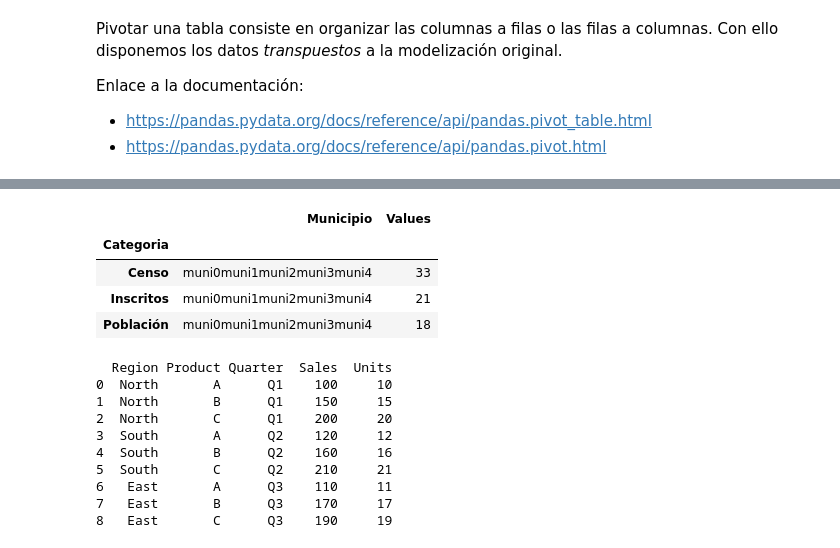
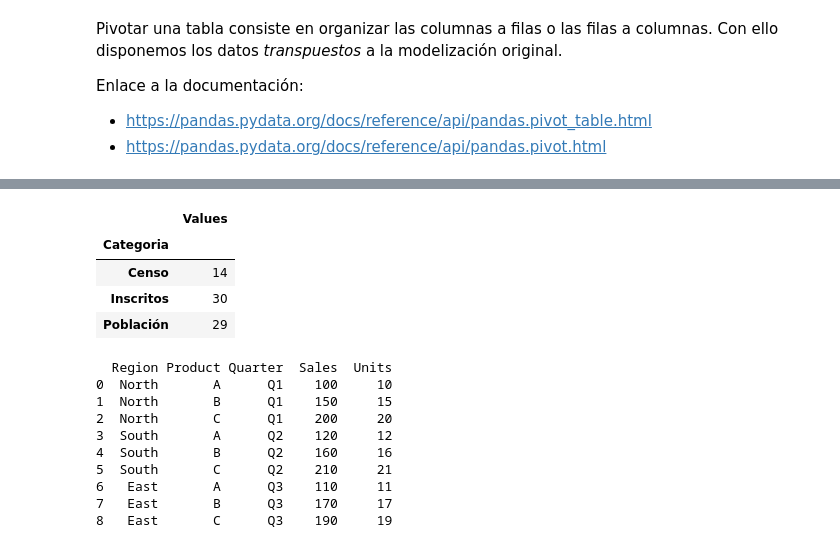
Before and after one commit to wisaaco/TTAD, a Jupyter notebook: notebooks/05_Pandas/04_OtherActions.ipynb, the cells around one changed output, grey strips where cells are left out. Drawn from its saved outputs; the diff is of its cells as text; code cells hidden in the pictures.

```diff
--- a/notebooks/05_Pandas/04_OtherActions.ipynb
+++ b/notebooks/05_Pandas/04_OtherActions.ipynb
@@ -860,14 +922,14 @@ KeyError: 'Censo'
 # %%
 # aggfuncfunction, list of functions, dict, default “mean”
 # If a list of functions is passed, the resulting pivot table will have hierarchical columns whose top level are the function names
 #  (inferred from the function objects themselves).
-pd.pivot_table(df, index=['Categoria'], aggfunc="sum")
+pd.pivot_table(df, index=['Categoria'],values="Values", aggfunc="sum")
 # %% [output]
-|  | Municipio | Values |
-| Categoria |  |  |
-| Censo | muni0muni1muni2muni3muni4 | 33 |
-| Inscritos | muni0muni1muni2muni3muni4 | 21 |
-| Población | muni0muni1muni2muni3muni4 | 18 |
+|  | Values |
+| Categoria |  |
+| Censo | 14 |
+| Inscritos | 30 |
+| Población | 29 |
 # %%
 # Multi_index
 sales_data = pd.DataFrame({
```
Also changed, not shown: parts of 12 cells of this notebook, 9 other files.
